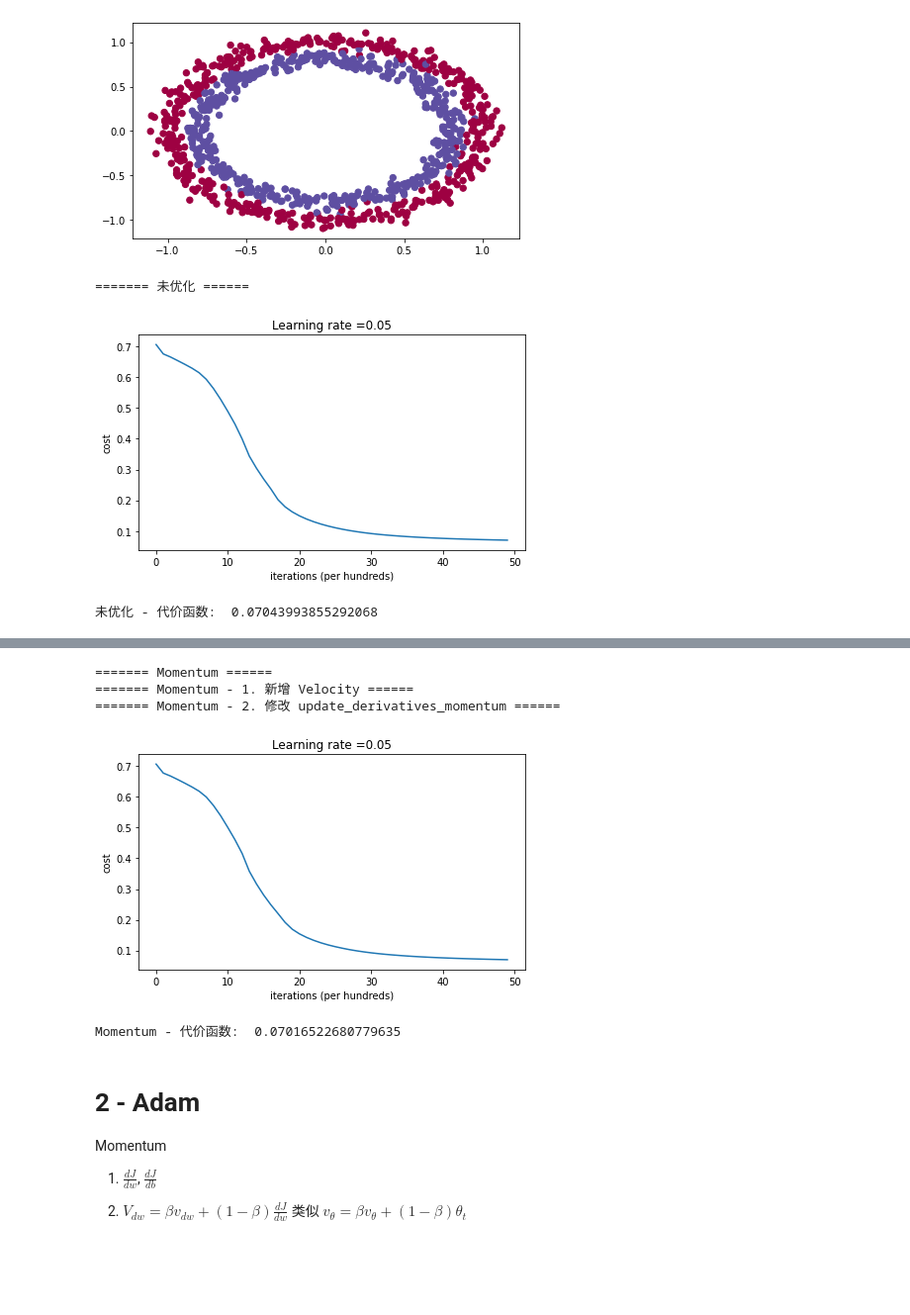
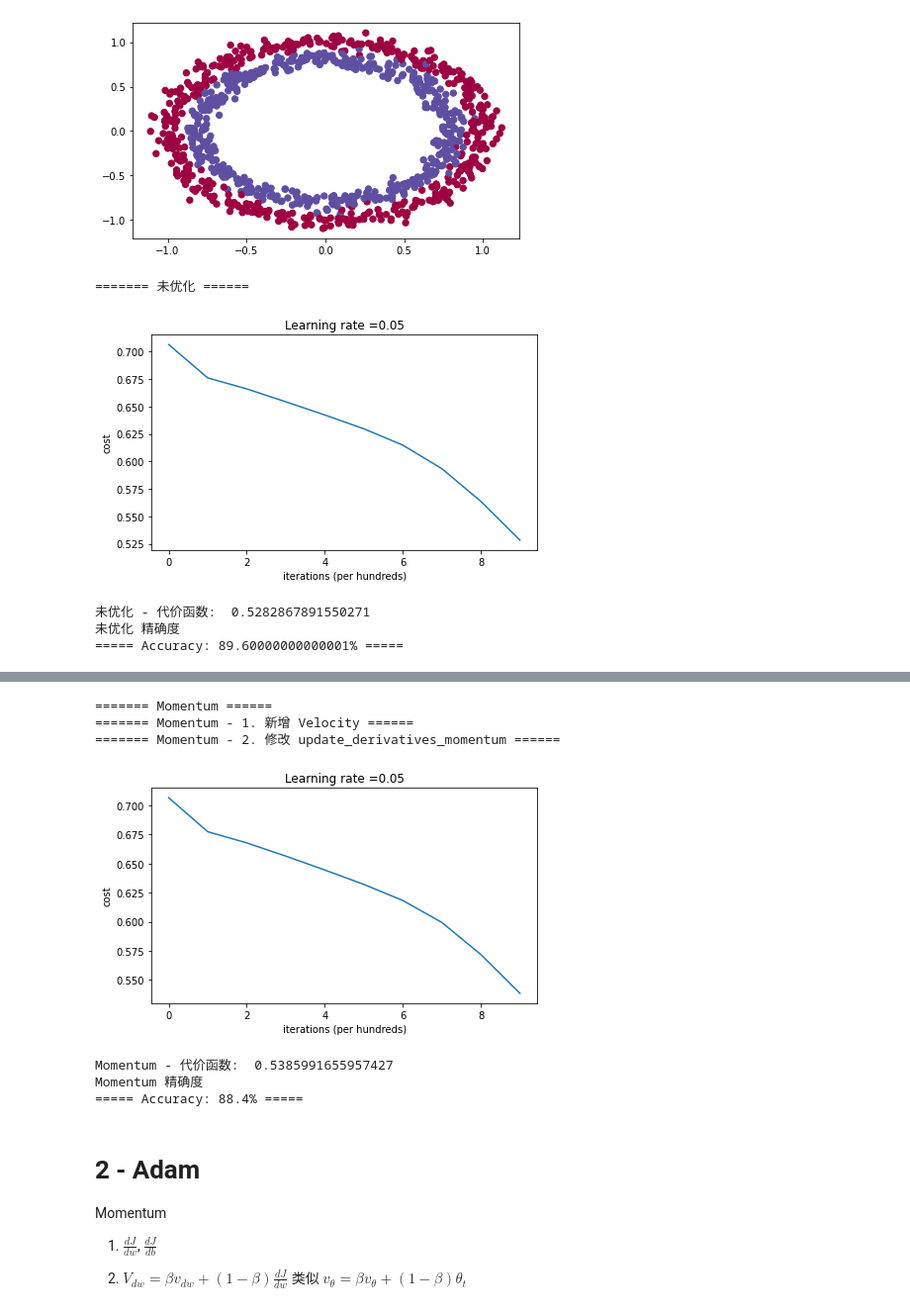
Before and after one commit to Linjiayu6/Deep-Learning, a Jupyter notebook: coursera/L2_Improving Deep Neural Networks/W2__L2_Optimization Methods (Momentum & Adam).ipynb, the cells around one changed output, grey strips where cells are left out. Shown: that part at 99% size. Cells and saved outputs as stored; diff of their text form; code cells hidden in the pictures; blank space fills up the shorter version.

Commit message:
adam & momentum

```diff
--- a/coursera/L2_Improving Deep Neural Networks/W2__L2_Optimization Methods (Momentum & Adam).ipynb
+++ b/coursera/L2_Improving Deep Neural Networks/W2__L2_Optimization Methods (Momentum & Adam).ipynb
@@ -202,7 +202,7 @@ class NN_Model ():
         print('Momentum - 代价函数: ', J_arr[-1])
         return params
 
-    def training_Adam (self, beta1 = 0.9, beta2 = 0.9, t = 2):
+    def training_Adam (self, beta1 = 0.9, beta2 = 0.999, t = 2):
         X, y = self.X, self.y
         L_len, alpha = self.L_len, self.alpha
         J_arr = []
@@ -229,12 +229,16 @@ class NN_Model ():
 # %%
 # 未优化
 Layers = [train_X.shape[0], 10, 2, 1]
-NN = NN_Model(train_X, train_Y, Layers, 0.05, 5000)
+NN = NN_Model(train_X, train_Y, Layers, 0.05, 1000)
 params = NN.training_GD()
+
+predict(train_X, train_Y, params, text = '未优化 精确度')
 # %% [output]
 ======= 未优化 ======
-[figure, old version]
+[figure, new version]
-未优化 - 代价函数:  0.07043993855292068
+未优化 - 代价函数:  0.5282867891550271
+未优化 精确度
+===== Accuracy: 89.60000000000001% =====
 # %% [markdown]
 # 1 - Momentum
 
@@ -297,16 +301,20 @@ def update_derivatives_momentum (params, grads, alpha, L_len, Velocity, beta = 0
 # %%
 # Momentum
 Layers = [train_X.shape[0], 10, 2, 1]
-NN_Momentum = NN_Model(train_X, train_Y, Layers, 0.05, 5000)
+NN_Momentum = NN_Model(train_X, train_Y, Layers, 0.05, 1000)
 
 # If $\beta = 0$, then this just becomes standard gradient descent without momentum.
 params = NN_Momentum.training_Momentum(0.9)
+
+predict(train_X, train_Y, params, text = 'Momentum 精确度')
 # %% [output]
 ======= Momentum ======
 ======= Momentum - 1. 新增 Velocity ======
 ======= Momentum - 2. 修改 update_derivatives_momentum ======
-[figure, old version]
+[figure, new version]
-Momentum - 代价函数:  0.07016522680779635
+Momentum - 代价函数:  0.5385991655957427
+Momentum 精确度
+===== Accuracy: 88.4% =====
 # %% [markdown]
 # 2 - Adam
 
```
Also changed, not shown: parts of 4 cells of this notebook, 1 other file.
